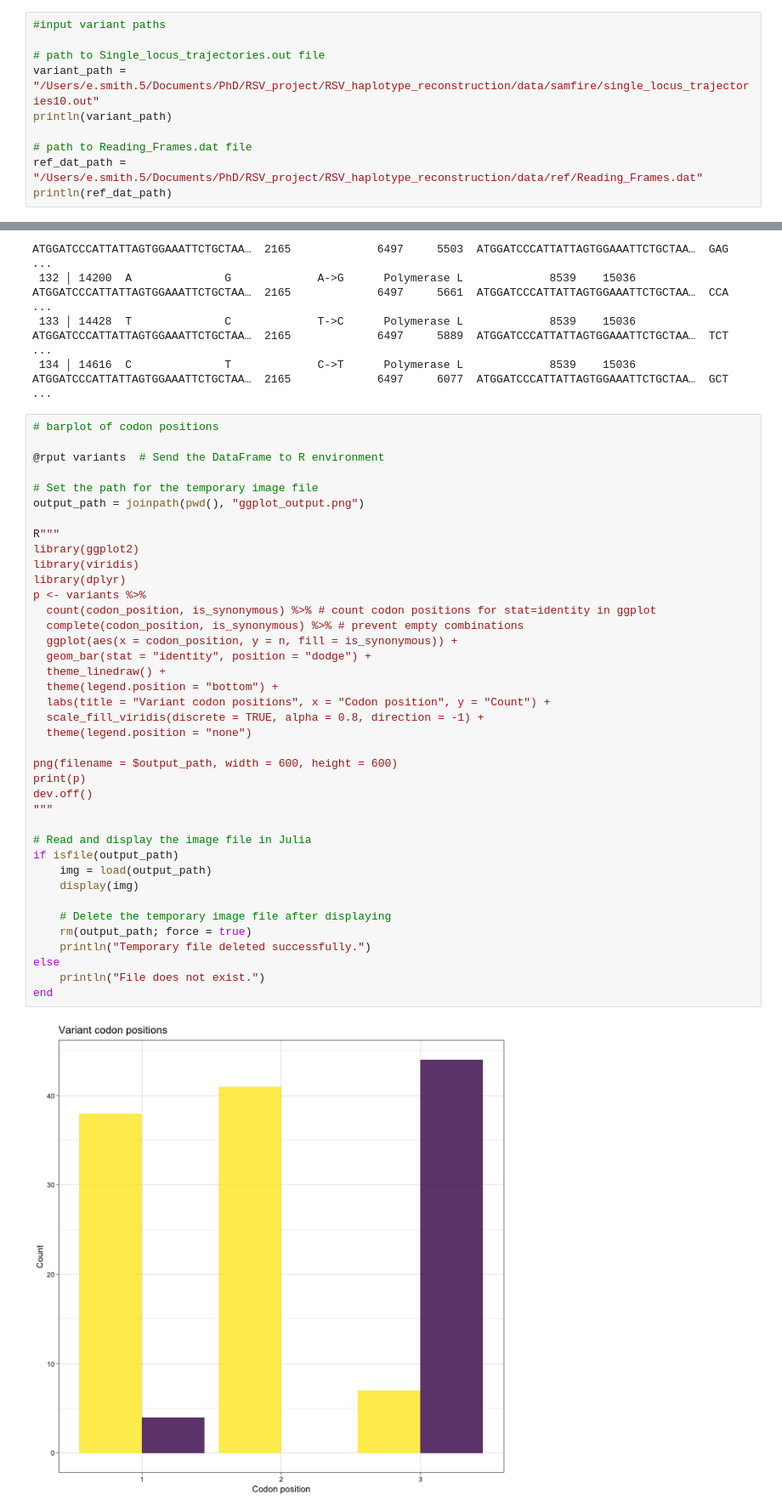
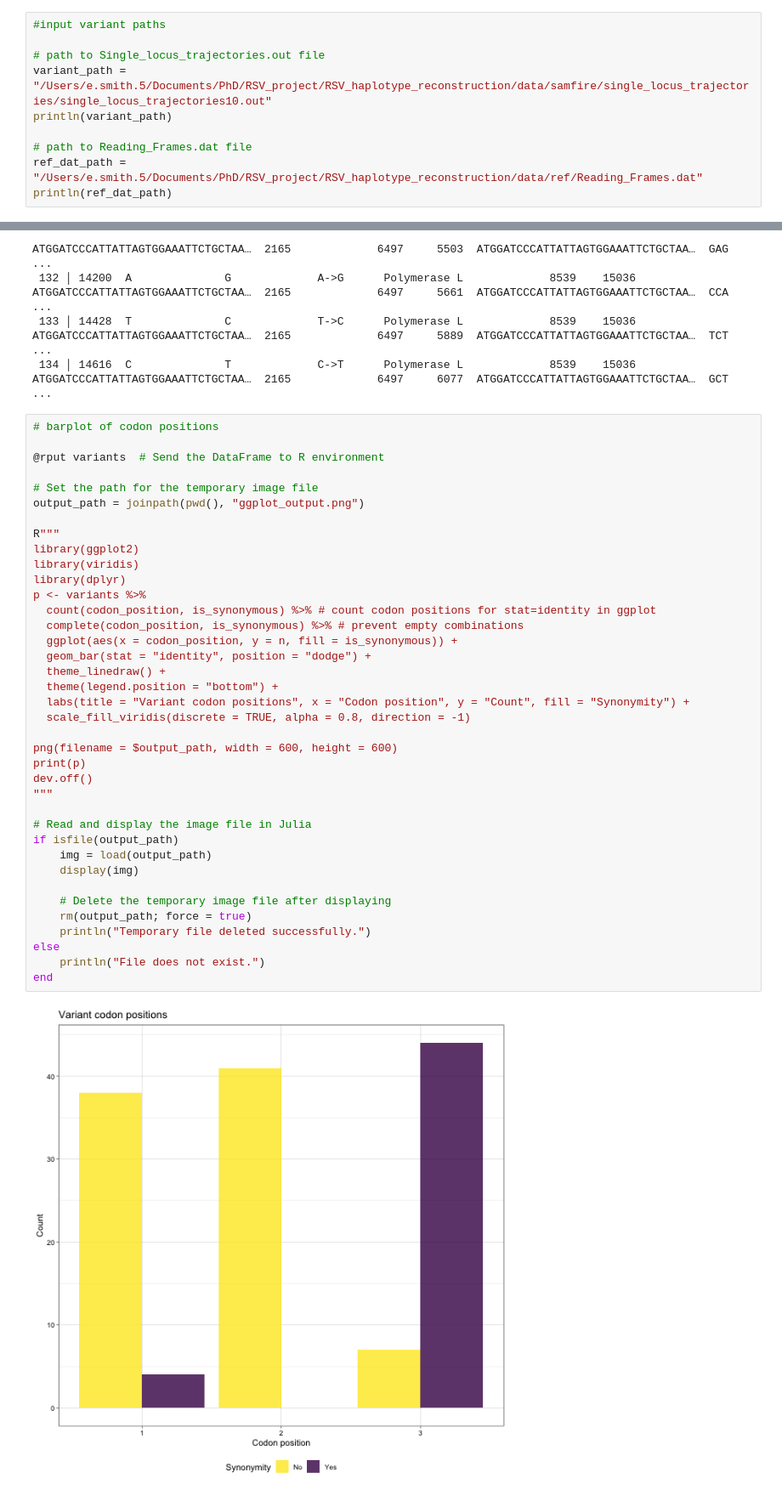
Before and after one commit to ewanwsmith/RSV_haplotype_reconstruction, a Jupyter notebook: src/variants.ipynb, the cells around one changed output, grey strips where cells are left out. Shown at 85% size. Saved outputs shown, nothing was run; the diff lists cells and outputs as text.

```diff
--- a/src/variants.ipynb
+++ b/src/variants.ipynb
@@ -6,7 +6,7 @@ put full path to single_locus_trajectories.out file and full path to reference .
 #input variant paths
 
 # path to Single_locus_trajectories.out file
-variant_path = "/Users/e.smith.5/Documents/PhD/RSV_project/RSV_haplotype_reconstruction/data/samfire/single_locus_trajectories10.out"
+variant_path = "/Users/e.smith.5/Documents/PhD/RSV_project/RSV_haplotype_reconstruction/data/samfire/single_locus_trajectories/single_locus_trajectories10.out"
 println(variant_path)
 
 # path to Reading_Frames.dat file
@@ -646,37 +661,36 @@ output_path = joinpath(pwd(), "ggplot_output.png")
 
 R"""
 library(ggplot2)
 library(viridis)
 library(dplyr)
 p <- variants %>%
   count(codon_position, is_synonymous) %>% # count codon positions for stat=identity in ggplot
   complete(codon_position, is_synonymous) %>% # prevent empty combinations
   ggplot(aes(x = codon_position, y = n, fill = is_synonymous)) +
   geom_bar(stat = "identity", position = "dodge") +
   theme_linedraw() +
   theme(legend.position = "bottom") +
-  labs(title = "Variant codon positions", x = "Codon position", y = "Count") +
-  scale_fill_viridis(discrete = TRUE, alpha = 0.8, direction = -1) +
-  theme(legend.position = "none")
+  labs(title = "Variant codon positions", x = "Codon position", y = "Count", fill = "Synonymity") +
+  scale_fill_viridis(discrete = TRUE, alpha = 0.8, direction = -1)
 
 png(filename = $output_path, width = 600, height = 600)
 print(p)
 dev.off()
 """
 
 # Read and display the image file in Julia
 if isfile(output_path)
     img = load(output_path)
     display(img)
 
     # Delete the temporary image file after displaying
     rm(output_path; force = true)
     println("Temporary file deleted successfully.")
 else
     println("File does not exist.")
 end
 # %% [output]
-[figure, old version]
+[figure, new version]
 Temporary file deleted successfully.
 ┌ Warning: RCall.jl: Warning: Removed 1 row containing missing values or values outside the scale range
 │ (`geom_bar()`).
```
Also changed, not shown: parts of 3 cells of this notebook, 6 other files.
